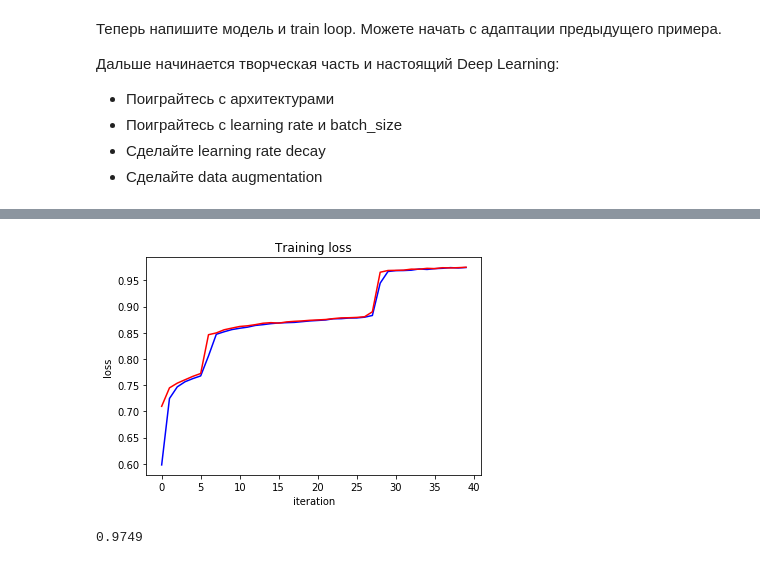
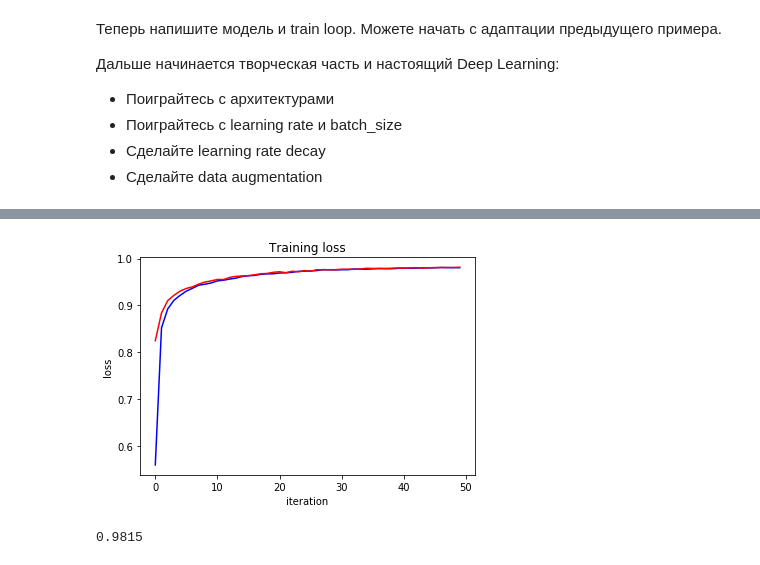
Before and after one commit to KiK0S/tink, a Jupyter notebook: mldl/1602/hw_backprop.ipynb, the cells around one changed output, grey strips where cells are left out. Cells and saved outputs as stored; diff of their text form; code cells hidden in the pictures.

```diff
--- a/mldl/1602/hw_backprop.ipynb
+++ b/mldl/1602/hw_backprop.ipynb
@@ -103,7 +103,7 @@ best_possible_mse: 0.0
 # %%
 model = Sequential(
     Linear(10, 3),
-    ReLU(),
+    LeakyReLU(),
     Linear(3, 1)
 )
 
@@ -115,7 +115,7 @@ criterion = MSE()
 # %%
 epochs = 10
 batch_size = 10
-learning_rate = 1e-1
+learning_rate = 1e-2
 # %%
 history = []
 
@@ -295,11 +295,17 @@ Wall time: 15.5 ms
 # %%
 model = Sequential(
-    Linear(784, 256),
+    Linear(784, 512),
+    LeakyReLU(),
+#     Dropout(0.7),
+    Linear(512, 256),
+#     Dropout(0.5),
     LeakyReLU(),
     Linear(256, 128),
     LeakyReLU(),
+#     Dropout(0.5),
     Linear(128, 32),
     LeakyReLU(),
+#     Dropout(0.3),
     Linear(32, 10),
     Sigmoid(),
     SoftMax()
@@ -307,8 +313,8 @@ model = Sequential(
 
 criterion =  CrossEntropy()
 # %%
-epochs = 40
-batch_size = 20
+epochs = 50
+batch_size = 16
 learning_rate = 1e-2
 # %%
 def accuracy(y_pred, y_true):
@@ -323,41 +329,43 @@ for i in range(epochs):
     lst = []
     pr = False
     cnt = 0
+    model.train()
     for x, y_true in loader(X_test, y_test, batch_size):
         cnt += 1
         y_pred = model.forward(x)
         if pr:
             print(y_pred)
             print(y_true)
             print()
             pr = False
         lst.append(accuracy(y_pred, y_true))
         loss = criterion.forward(y_pred, y_true)
 #         print(loss.mean())
         grad = criterion.backward(y_pred, y_true)
         model.backward(x, grad)
 #         history.append(accuracy(y_pred, y_true))
         SGD(model.parameters(),
             model.grad_parameters(),
             learning_rate)
     learning_rate *= 0.9999
     learning_rate = max(learning_rate, 1e-5)
+    model.eval()
     y_pred = model.forward(X_test)
     an_history.append(accuracy(y_pred, y_test))
     history.append(np.array(lst).sum() / len(lst))
 
 
 
 plt.title("Training loss")
 plt.xlabel("iteration")
 plt.ylabel("loss")
 plt.plot(history, 'b')
 plt.plot(an_history, 'r')
 plt.show()
 # %% [output]
-[figure, old version]
+[figure, new version]
 # %%
 y_pred = model.forward(X_test)
 accuracy(y_pred, y_test)
 # %% [output]
-0.9749
+0.9815
```
Also changed, not shown: parts of 3 cells of this notebook, 3 other files.
